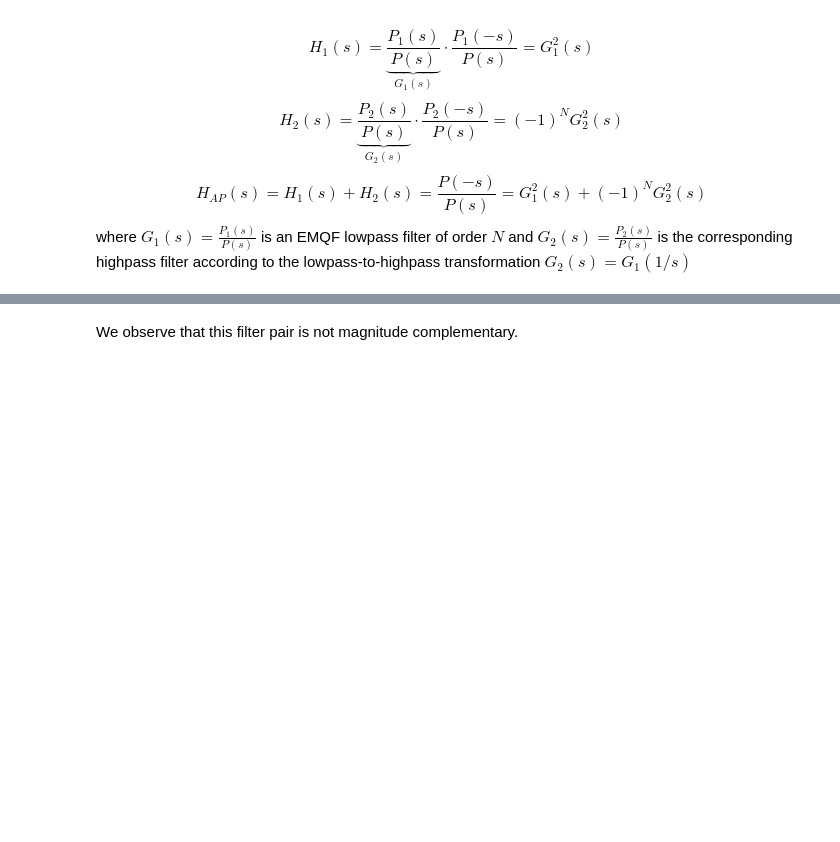
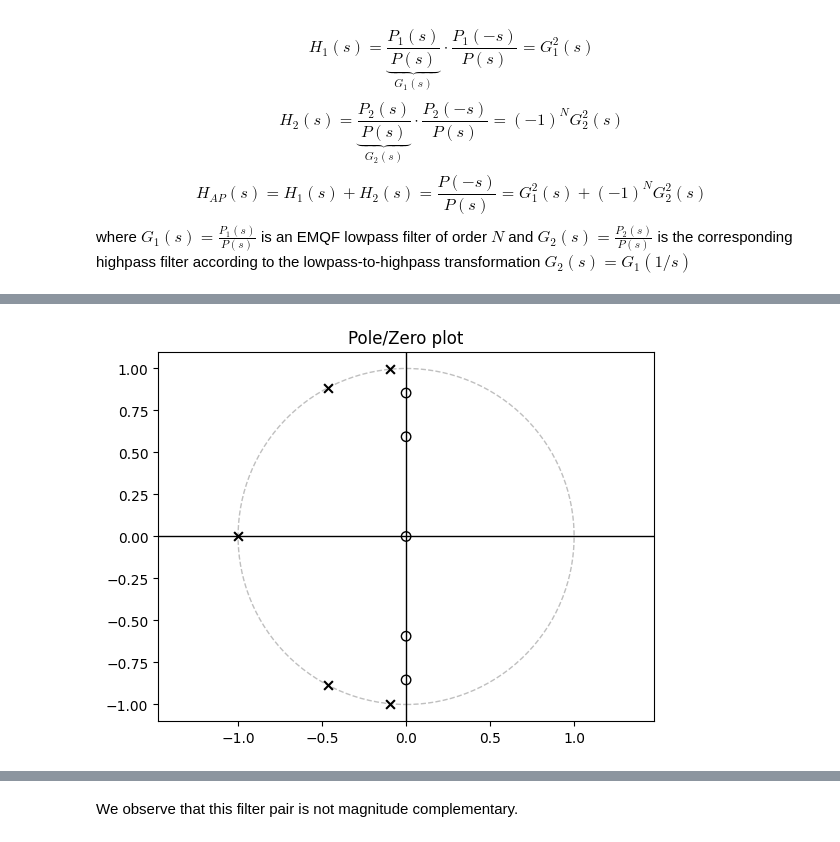
Before and after one commit to raphaelw/filter-design, a Jupyter notebook: examples/linkwitz-riley.ipynb, the cells around one changed output, grey strips where cells are left out. Saved outputs shown, nothing was run; the diff lists cells and outputs as text; code cells hidden in the pictures; blank space fills up the shorter version.

```diff
--- a/examples/linkwitz-riley.ipynb
+++ b/examples/linkwitz-riley.ipynb
@@ -33,5 +38,8 @@ G_1 = emqf.emqfap(order, stopband_attenuation, f3db=True)
 # %%
 G_2 = signal.lp2hp_zpk(G_1[0], G_1[1], G_1[2], wo=1.0) # at w_0 is the -3dB frequency
+filterplot.pole_zero_plot(G_2, unitcircle=True)
+# %% [output]
+[figure, added]
 # %%
 z, p , k = G_1
 b, a = signal.zpk2tf(z, p, k)
```
Also changed, not shown: parts of 6 cells of this notebook.
